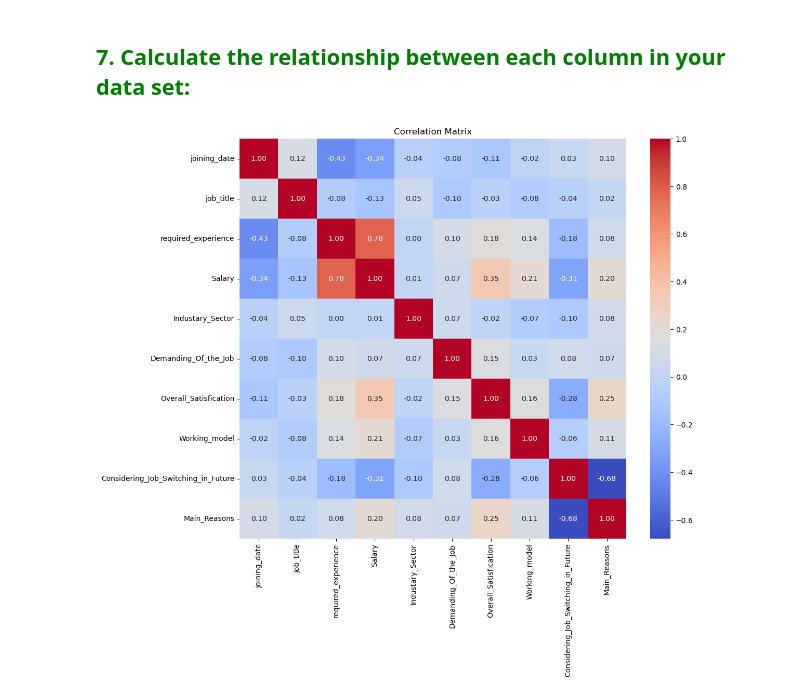
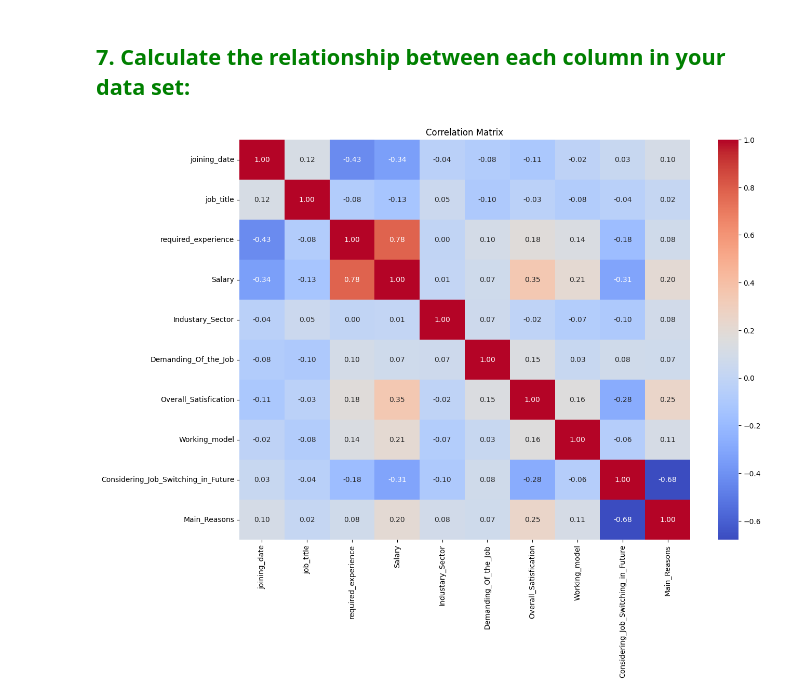
Before and after one commit to MDalamin5/Data-Science-ML, a Jupyter notebook: CSE445/Assignments/Assignment-1/Assignment-1.ipynb, the cells around one changed output. Cells and saved outputs as stored; diff of their text form; code cells hidden in the pictures.

```diff
--- a/CSE445/Assignments/Assignment-1/Assignment-1.ipynb
+++ b/CSE445/Assignments/Assignment-1/Assignment-1.ipynb
@@ -75,29 +82,32 @@ Yes, Scaling might be necessary depending on the range and distribution of the n
 <h2 style="color:green">7. Calculate the relationship between each column in your data set:</h2>
 # %%
 from sklearn.preprocessing import LabelEncoder
+import matplotlib.pyplot as plt
+import seaborn as sns
 
 # Define categorical columns
 categorical_columns = ['job_title', 'required_experience', 'Industary_Sector',
                        'Demanding_Of_the_Job', 'Overall_Satisfication', 'Working_model',
                        'Considering_Job_Switching_in_Future', 'Main_Reasons']
 
 # Convert 'joining_date' column to datetime format
 df['joining_date'] = pd.to_datetime(df['joining_date'])
 
 # Initialize LabelEncoder
 label_encoder = LabelEncoder()
 
 # Label encode categorical columns
 for col in categorical_columns:
     df[col] = label_encoder.fit_transform(df[col])
 
 # Calculate correlation matrix
 correlation_matrix = df.corr()
 
-# Plot correlation matrix
-plt.figure(figsize=(12, 10))
-sns.heatmap(correlation_matrix, annot=True, cmap='coolwarm', fmt=".2f")
+# Plot correlation matrix with increased figure size
+plt.figure(figsize=(14, 10))  # Adjust figure size here
+# sns.heatmap(correlation_matrix, annot=True, cmap='coolwarm', fmt=".2f")
+sns.heatmap(correlation_matrix, annot=True, cmap='coolwarm', fmt=".2f", annot_kws={"fontsize":10})
 plt.title('Correlation Matrix')
 plt.show()
 # %% [output]
-[figure, old version]
+[figure, new version]
```
Also changed, not shown: parts of 1 cell of this notebook, 1 other file.
